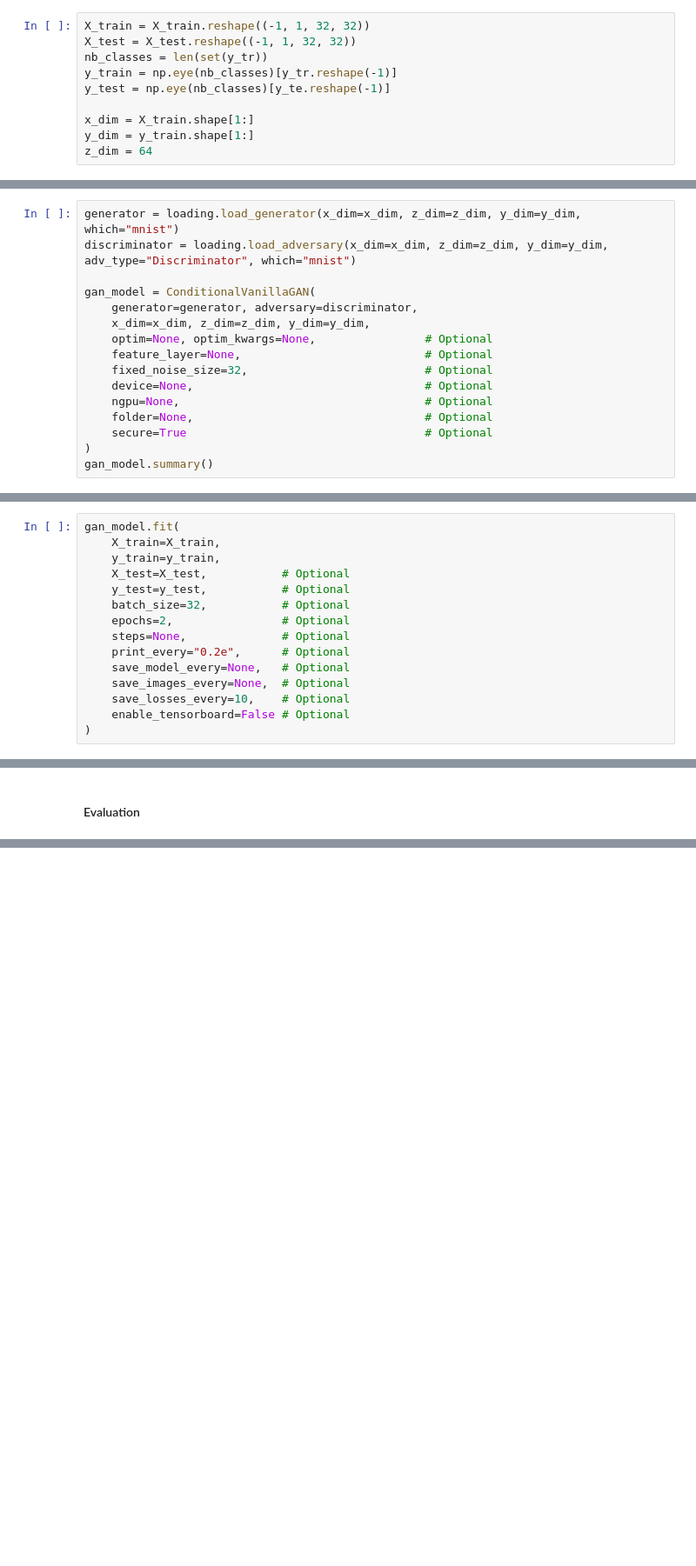
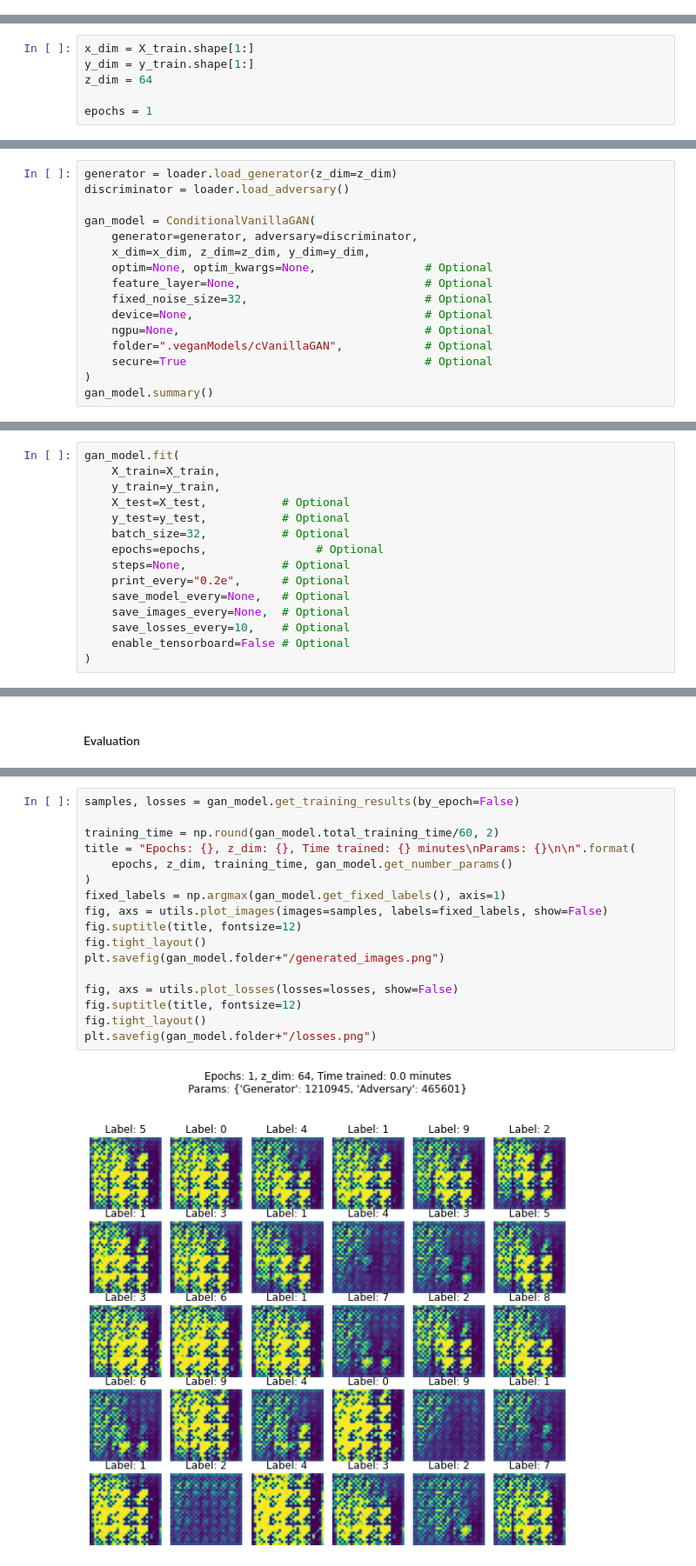
Before and after one commit to unit8co/vegans, a Jupyter notebook: tutorials/snippets/quickstart_mnist.ipynb, the cells around one changed output, grey strips where cells are left out. Shown: that part at 87% size. Cells and saved outputs as stored; diff of their text form; blank space fills up the shorter version.

Commit message:
Update test beast

```diff
--- a/tutorials/snippets/quickstart_mnist.ipynb
+++ b/tutorials/snippets/quickstart_mnist.ipynb
@@ -38,12 +45,2 @@ print(X_train.shape, X_test.shape)
 # %% [markdown]
 #### Preprocessing
-# %%
-X_train = X_train.reshape((-1, 1, 32, 32))
-X_test = X_test.reshape((-1, 1, 32, 32))
-nb_classes = len(set(y_tr))
-y_train = np.eye(nb_classes)[y_tr.reshape(-1)]
-y_test = np.eye(nb_classes)[y_te.reshape(-1)]
-
-x_dim = X_train.shape[1:]
-y_dim = y_train.shape[1:]
-z_dim = 64
@@ -54,8 +47,14 @@ print(X_train.shape, X_test.shape)
+# %%
+x_dim = X_train.shape[1:]
+y_dim = y_train.shape[1:]
+z_dim = 64
+
+epochs = 1
 # %% [markdown]
 #### Define architecture
 # %%
-generator = loading.load_generator(x_dim=x_dim, z_dim=z_dim, y_dim=y_dim, which="mnist")
-discriminator = loading.load_adversary(x_dim=x_dim, z_dim=z_dim, y_dim=y_dim, adv_type="Discriminator", which="mnist")
+generator = loader.load_generator(z_dim=z_dim)
+discriminator = loader.load_adversary()
 
 gan_model = ConditionalVanillaGAN(
     generator=generator, adversary=discriminator,
@@ -65,7 +64,7 @@ gan_model = ConditionalVanillaGAN(
     fixed_noise_size=32,                          # Optional
     device=None,                                  # Optional
     ngpu=None,                                    # Optional
-    folder=None,                                  # Optional
+    folder=".veganModels/cVanillaGAN",            # Optional
     secure=True                                   # Optional
 )
 gan_model.summary()
@@ -96,7 +95,7 @@ gan_model.fit(
     X_test=X_test,           # Optional
     y_test=y_test,           # Optional
     batch_size=32,           # Optional
-    epochs=2,                # Optional
+    epochs=epochs,                # Optional
     steps=None,              # Optional
     print_every="0.2e",      # Optional
     save_model_every=None,   # Optional
@@ -118,0 +113,19 @@ fig, axs = plot_images(images=test_samples, labels=test_labels, show=False)
+# %%
+samples, losses = gan_model.get_training_results(by_epoch=False)
+
+training_time = np.round(gan_model.total_training_time/60, 2)
+title = "Epochs: {}, z_dim: {}, Time trained: {} minutes\nParams: {}\n\n".format(
+    epochs, z_dim, training_time, gan_model.get_number_params()
+)
+fixed_labels = np.argmax(gan_model.get_fixed_labels(), axis=1)
+fig, axs = utils.plot_images(images=samples, labels=fixed_labels, show=False)
+fig.suptitle(title, fontsize=12)
+fig.tight_layout()
+plt.savefig(gan_model.folder+"/generated_images.png")
+
+fig, axs = utils.plot_losses(losses=losses, show=False)
+fig.suptitle(title, fontsize=12)
+fig.tight_layout()
+plt.savefig(gan_model.folder+"/losses.png")
+# %% [output]
+[figure, added]
```
Also changed, not shown: parts of 11 cells of this notebook, 1 other file.
